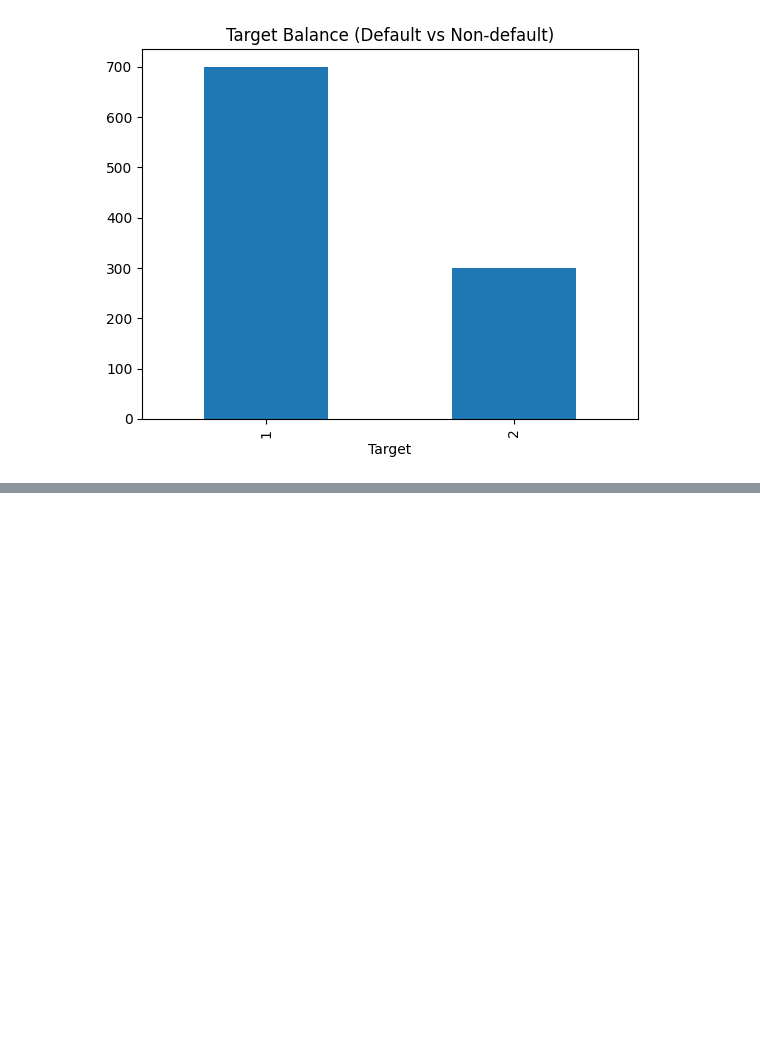
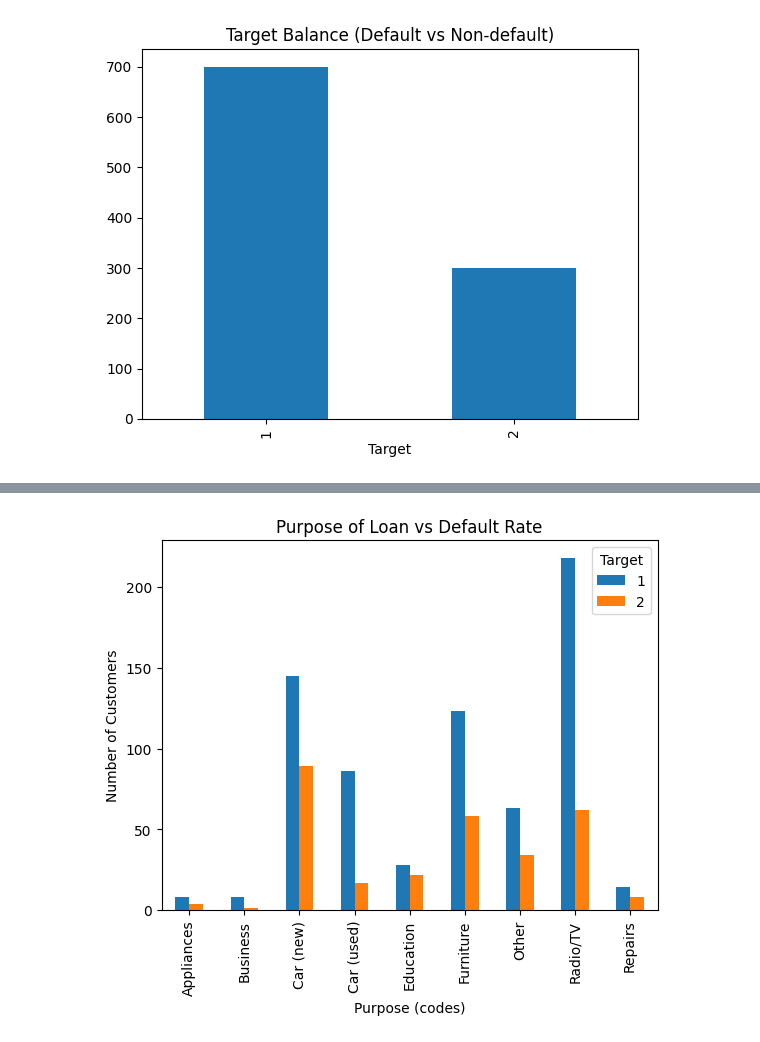
Before and after one commit to Suraj-Sedai/credit-risk-prediction, a Jupyter notebook: notebooks/02_eda.ipynb, the cells around one changed output, grey strips where cells are left out. Saved outputs shown, nothing was run; the diff lists cells and outputs as text; code cells hidden in the pictures; blank space fills up the shorter version.

```diff
--- a/notebooks/02_eda.ipynb
+++ b/notebooks/02_eda.ipynb
@@ -41,0 +55,8 @@ plt.show()
+# %%
+pd.crosstab(df['Purpose'], df['Target']).plot(kind='bar', stacked=False)
+plt.title("Purpose of Loan vs Default Rate")
+plt.xlabel("Purpose (codes)")
+plt.ylabel("Number of Customers")
+plt.show()
+# %% [output]
+[figure, added]
```
Also changed, not shown: parts of 7 cells of this notebook, 1 other file.
